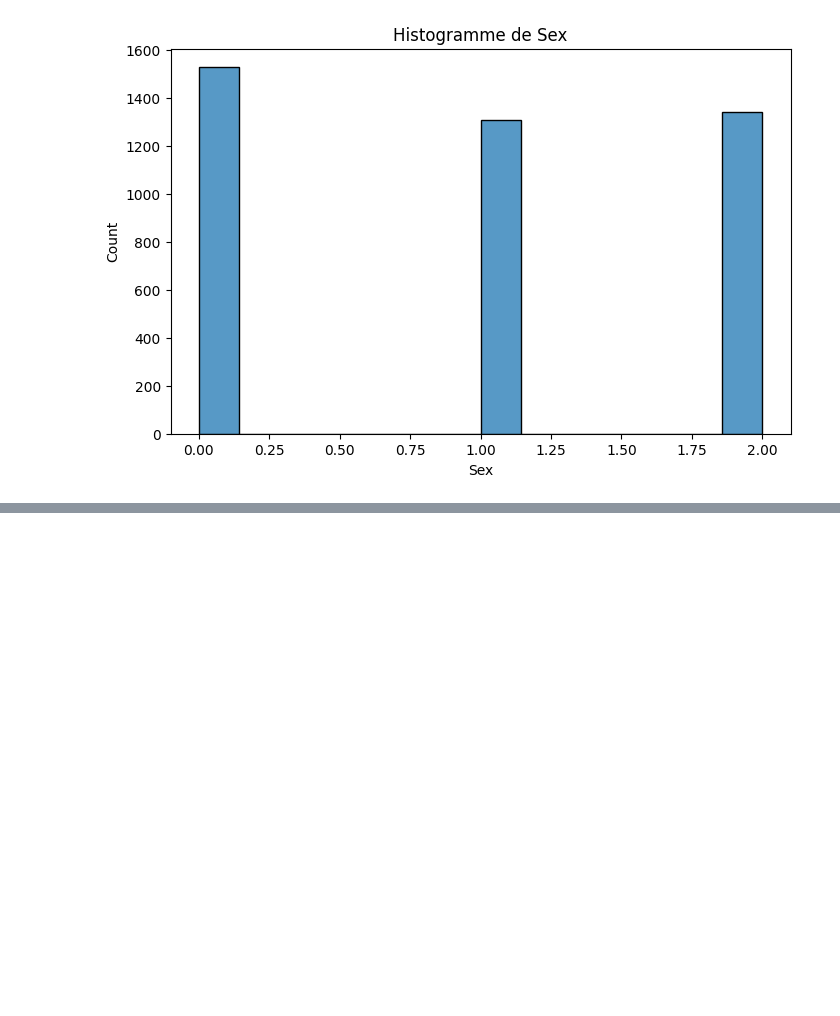
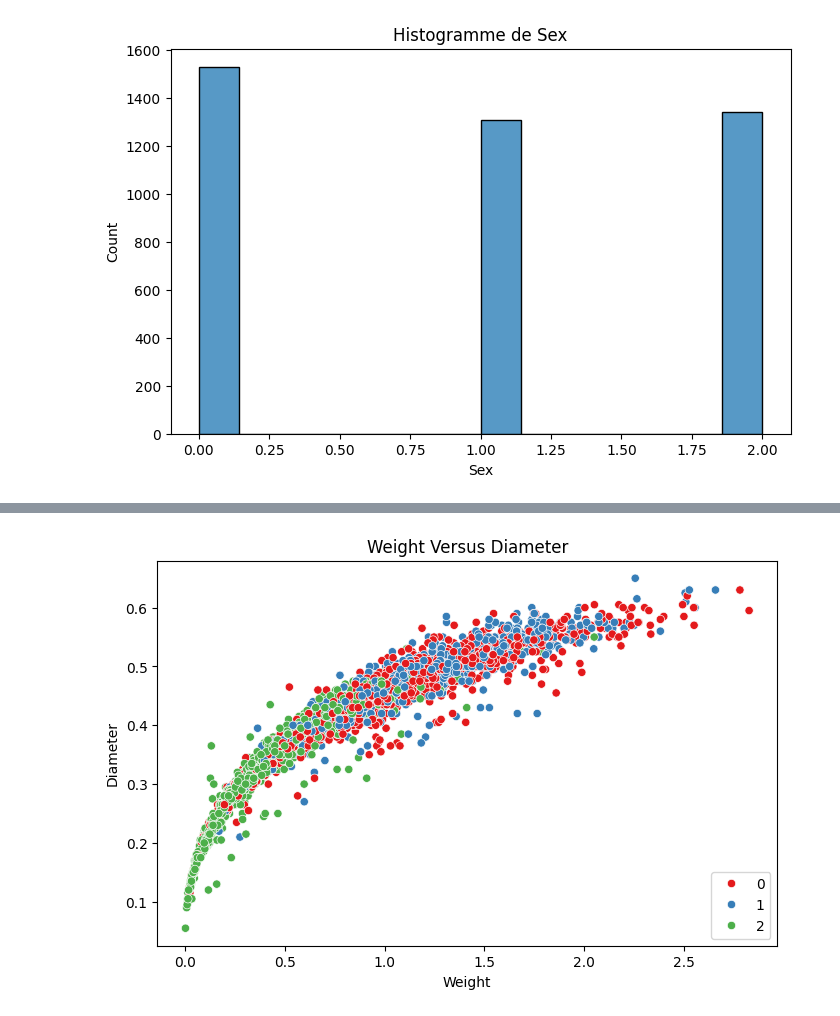
Before and after one commit to Aritendry/Abalone_Dr_Rene, a Jupyter notebook: benchmark.ipynb, the cells around one changed output, grey strips where cells are left out. Saved outputs shown, nothing was run; the diff lists cells and outputs as text; code cells hidden in the pictures; blank space fills up the shorter version.

```diff
--- a/benchmark.ipynb
+++ b/benchmark.ipynb
@@ -111,0 +139,10 @@ plt.show()
+# %%
+plt.figure(figsize = (8, 5))
+sns.scatterplot(x = 'Whole_weight', y = 'Diameter', hue = 'Sex', data = df_abalone, palette = 'Set1')
+plt.legend(loc = 'lower right')
+plt.title("Weight Versus Diameter")
+plt.xlabel("Weight")
+plt.ylabel("Diameter")
+plt.show()
+# %% [output]
+[figure, added]
```
Also changed, not shown: parts of 4 cells of this notebook, 1 other file.
